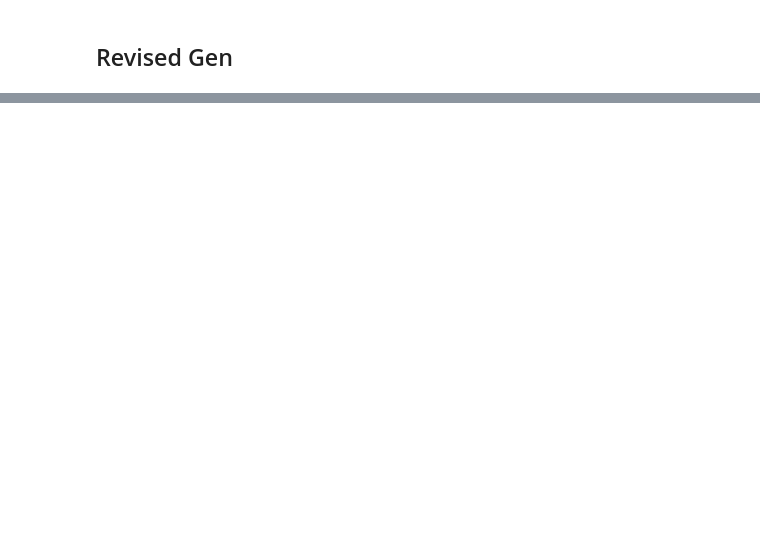
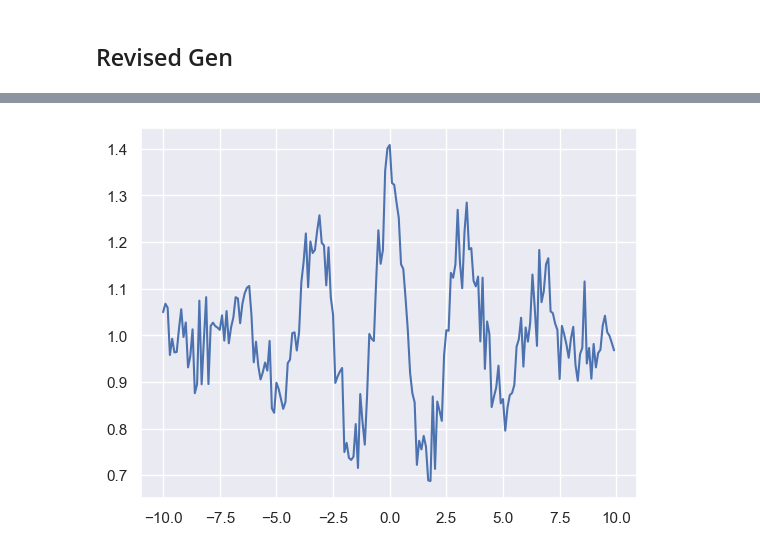
Before and after one commit to AndrewCheng02/DSC180B-Capstone-ProjectA09, a Jupyter notebook: Notebooks/Methodology/sim_correlation_gen.ipynb, the cells around one changed output, grey strips where cells are left out. Drawn from its saved outputs; the diff is of its cells as text; code cells hidden in the pictures; blank space fills up the shorter version.

```diff
--- a/Notebooks/Methodology/sim_correlation_gen.ipynb
+++ b/Notebooks/Methodology/sim_correlation_gen.ipynb
@@ -619,0 +700,17 @@ Partial w/ Fisher Transform Positive Definite:  False
+# %%
+# b shifts the "hump" along x axis
+def f1(x,a,b,freq,amp):
+    return (amp*(np.e**(-0.5*((x-b)/a)**2)))*np.cos(freq*2*np.pi*x)/(a*np.sqrt(2*np.pi)) +1
+def gen_noise(n,s):
+    return np.random.normal(0,s,size=n)
+def test_func_args(func,args,s=0.05):
+    x = np.arange(-10,10,0.1)
+    y = func(x,**args,b=0)
+    noise = gen_noise(len(x),s)
+    sns.lineplot(x=x,y=y+noise)
+# %%
+# for 10 features
+arg10 = {'a':4,'freq':0.3,'amp':3}
+test_func_args(f1,arg10)
+# %% [output]
+[figure, added]
```
Also changed, not shown: parts of 42 cells of this notebook.
